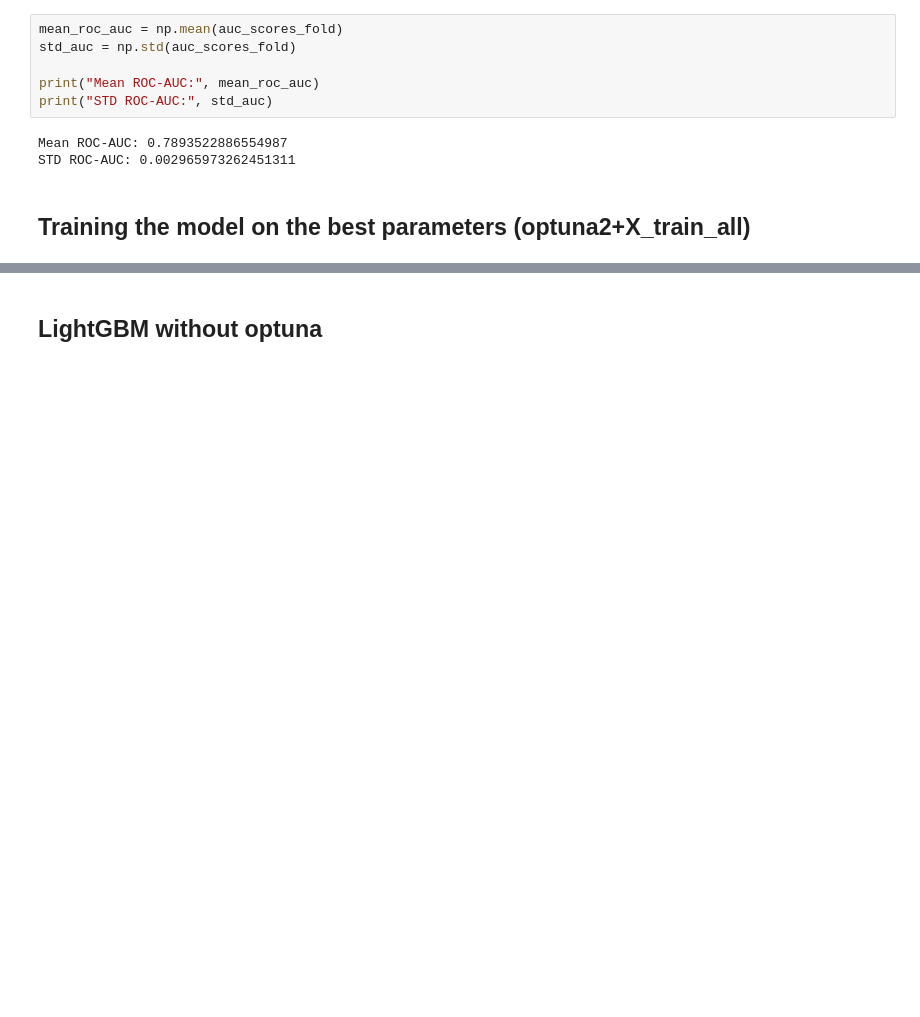
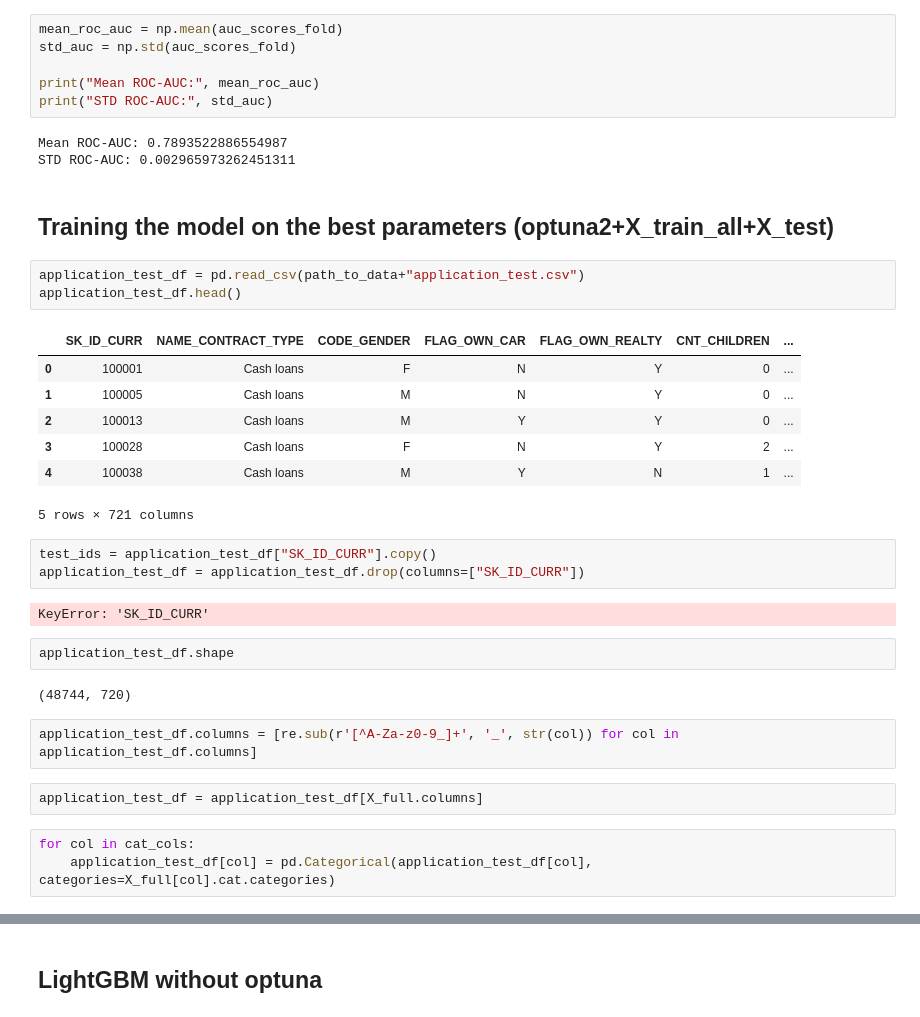
Before and after one commit to USL99/home-credit-default-risk, a Jupyter notebook: notebooks/04_model_tuning.ipynb, the cells around one changed output, grey strips where cells are left out. Saved outputs shown, nothing was run; the diff lists cells and outputs as text; blank space fills up the shorter version.

Commit message:
Add final model to 04_

```diff
--- a/notebooks/04_model_tuning.ipynb
+++ b/notebooks/04_model_tuning.ipynb
@@ -893,4 +893,31 @@ print("STD ROC-AUC:", std_auc)
 Mean ROC-AUC: 0.7893522886554987
 STD ROC-AUC: 0.002965973262451311
 # %% [markdown]
-## Training the model on the best parameters (optuna2+X_train_all)
+## Training the model on the best parameters (optuna2+X_train_all+X_test)
+# %%
+application_test_df = pd.read_csv(path_to_data+"application_test.csv")
+application_test_df.head()
+# %% [output]
+|  | SK_ID_CURR | NAME_CONTRACT_TYPE | CODE_GENDER | FLAG_OWN_CAR | FLAG_OWN_REALTY | CNT_CHILDREN | ... |
+| 0 | 100001 | Cash loans | F | N | Y | 0 | ... |
+| 1 | 100005 | Cash loans | M | N | Y | 0 | ... |
+| 2 | 100013 | Cash loans | M | Y | Y | 0 | ... |
+| 3 | 100028 | Cash loans | F | N | Y | 2 | ... |
+| 4 | 100038 | Cash loans | M | Y | N | 1 | ... |
+5 rows × 721 columns
+# %%
+test_ids = application_test_df["SK_ID_CURR"].copy()
+application_test_df = application_test_df.drop(columns=["SK_ID_CURR"])
+# %% [output]
+KeyError: 'SK_ID_CURR'
+# %%
+application_test_df.shape
+# %% [output]
+(48744, 720)
+# %%
+application_test_df.columns = [re.sub(r'[^A-Za-z0-9_]+', '_', str(col)) for col in application_test_df.columns]
+# %%
+application_test_df = application_test_df[X_full.columns]
+# %%
+for col in cat_cols:
+    application_test_df[col] = pd.Categorical(application_test_df[col], categories=X_full[col].cat.categories)
```
Also changed, not shown: parts of 5 cells of this notebook, 1 other file.
